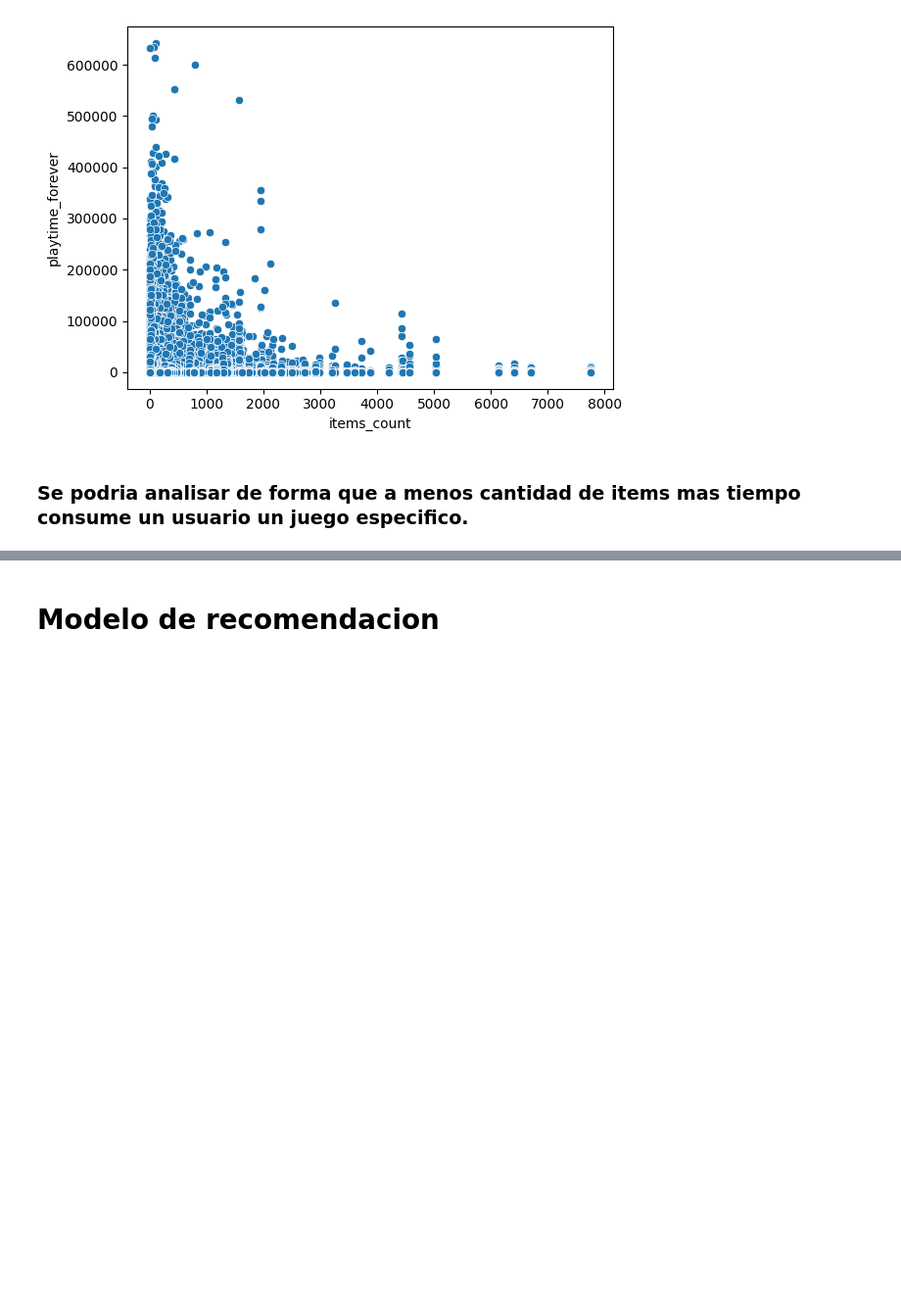
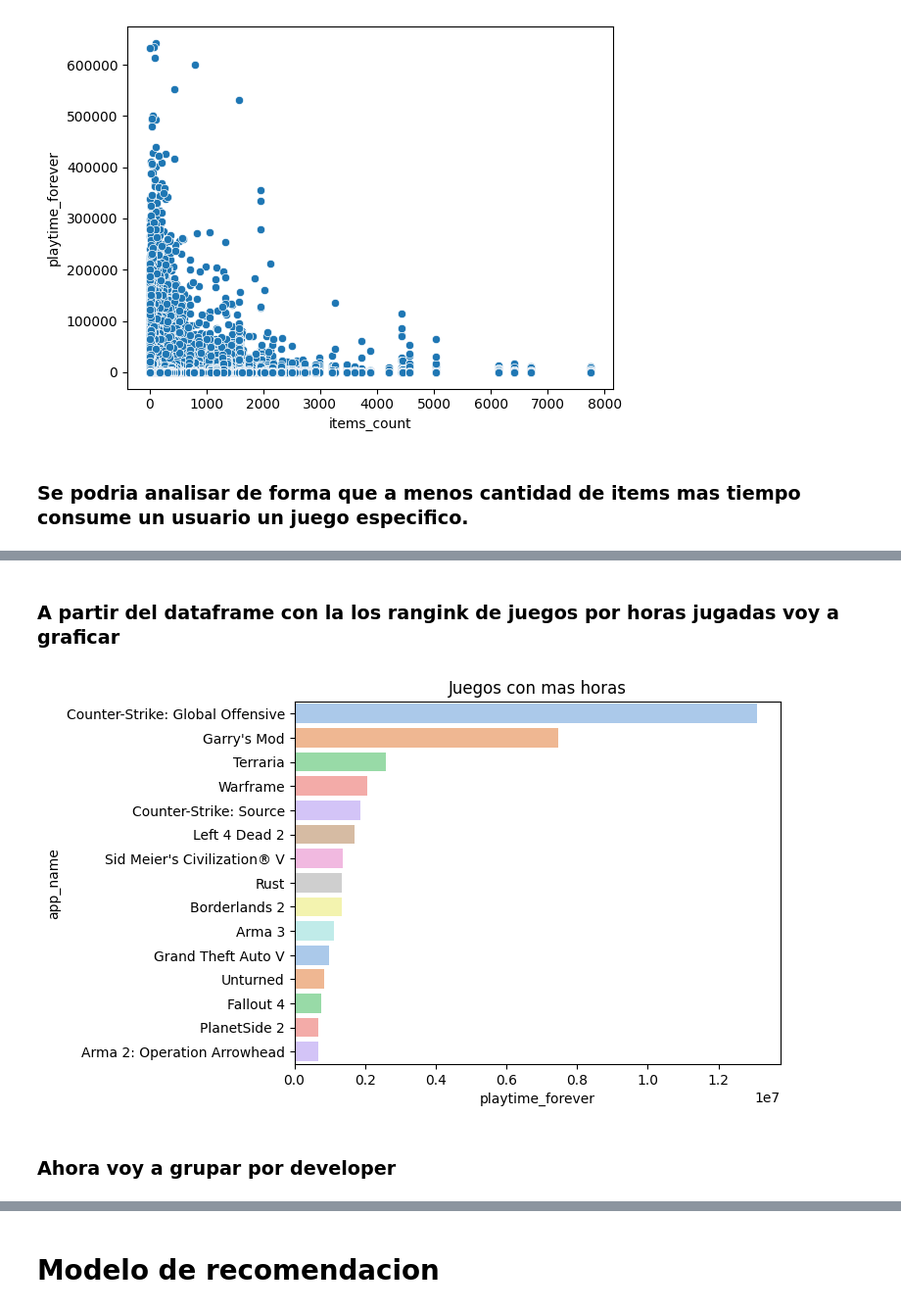
Before and after one commit to brunozenobio/PI_MLOps, a Jupyter notebook: EDA_preprocesamiento.ipynb, the cells around one changed output, grey strips where cells are left out. Shown at 98% size. Saved outputs shown, nothing was run; the diff lists cells and outputs as text; code cells hidden in the pictures; blank space fills up the shorter version.

```diff
--- a/EDA_preprocesamiento.ipynb
+++ b/EDA_preprocesamiento.ipynb
@@ -132,3 +159,8 @@ plt.show()
 [figure]
 # %% [markdown]
 ### Se podria analisar de forma que a menos cantidad de items mas tiempo consume un usuario un juego especifico.
+# %%
+playtime_poritem = user_items_proc.groupby('item_id')['playtime_forever'].sum().div(60).reset_index()
+playtime_poritem
+games_playtime = pd.merge(steam_games,playtime_poritem,left_on='id',right_on='item_id',how='inner')
+games_playtime.sample(5)
@@ -134,0 +175,9 @@ plt.show()
+# %%
+# Ordena el DataFrame 'games_playtime' en orden descendente por la columna 'playtime_forever'
+games_playtime.sort_values(ascending=False,by='playtime_forever',inplace=True)
+
+# Selecciona las primeras 15 filas después de ordenar y los almacena en 'best_hours15'
+best_hours15 = games_playtime.head(15)
+
+# Muestra las primeras 5 filas de 'best_hours15'
+best_hours15.head(5)
@@ -134,0 +192,10 @@ plt.show()
+# %% [markdown]
+### A partir del dataframe con la los rangink de juegos por horas jugadas voy a graficar
+# %%
+sns.barplot(data=best_hours15,y='app_name',x='playtime_forever',palette='pastel')
+plt.title('Juegos con mas horas')
+plt.show()
+# %% [output]
+[figure, added]
+# %% [markdown]
+### Ahora voy a grupar por developer
```
Also changed, not shown: parts of 17 cells of this notebook, 2 other files.
